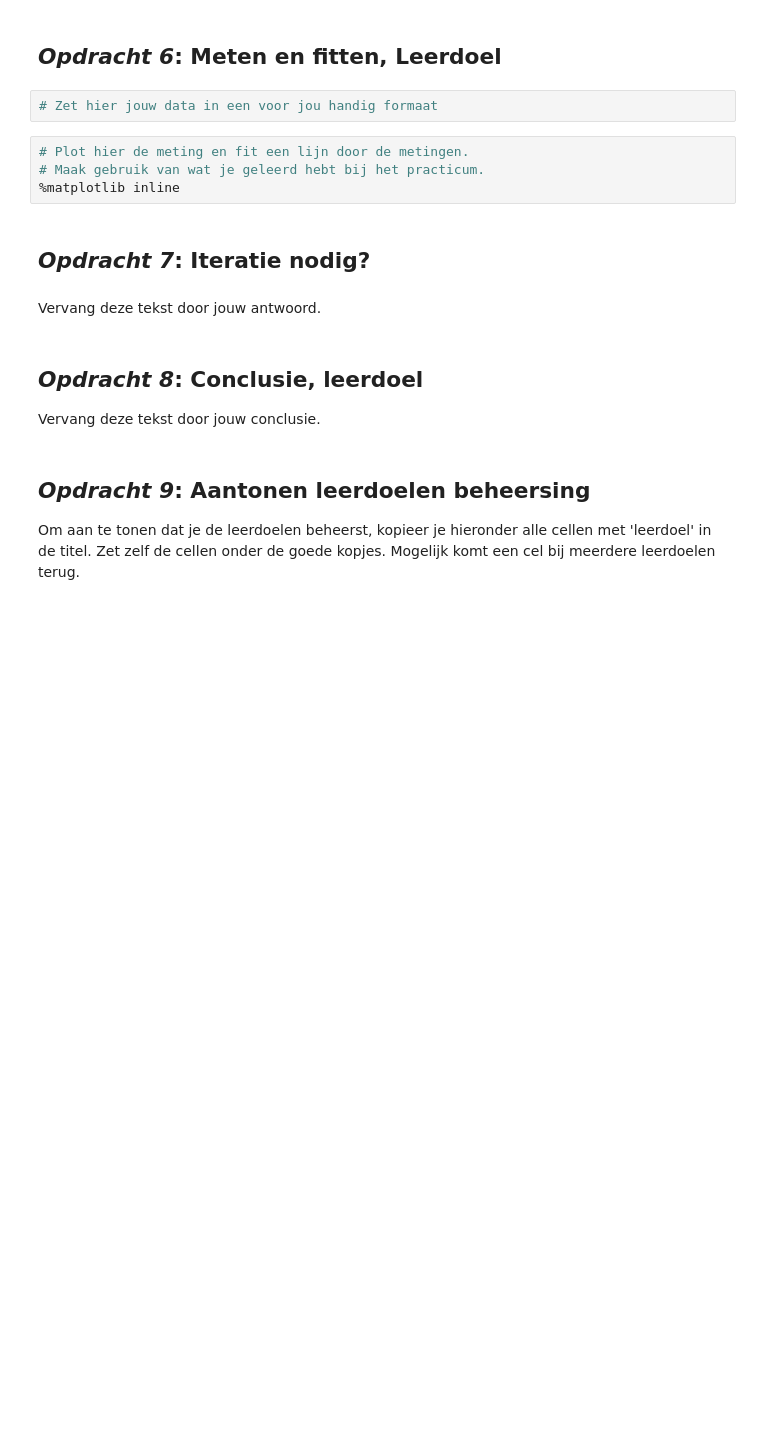
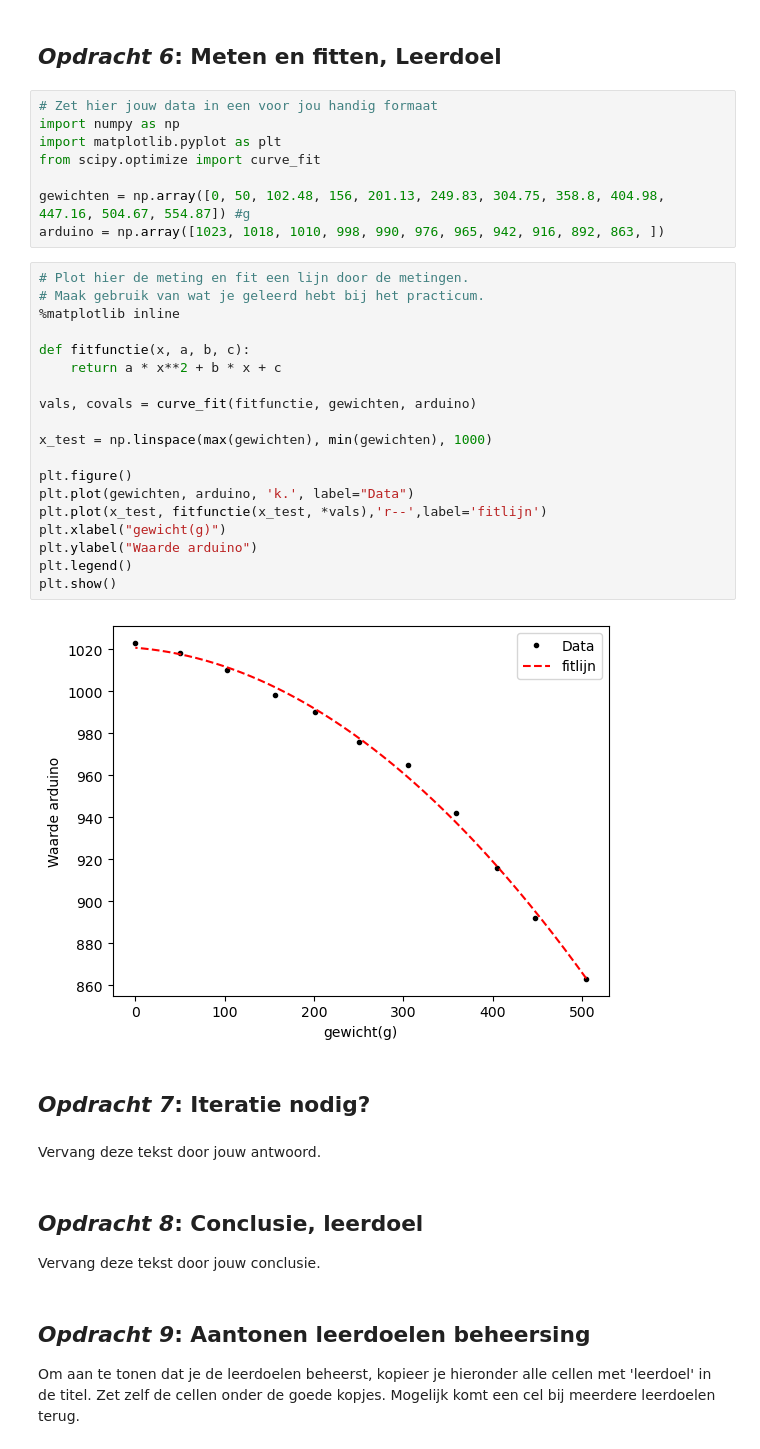
Before and after one commit to beanmachine123/opdrachten-DEF-D, a Jupyter notebook: FysiekeOntwerpopdrachten/1KalibreerEenSensorDigitaalAnaloog/DEFOntwerpopdracht1KalibreerEenSensorInvulTemplate.ipynb, the cells around one changed output. Saved outputs shown, nothing was run; the diff lists cells and outputs as text; blank space fills up the shorter version.

```diff
--- a/FysiekeOntwerpopdrachten/1KalibreerEenSensorDigitaalAnaloog/DEFOntwerpopdracht1KalibreerEenSensorInvulTemplate.ipynb
+++ b/FysiekeOntwerpopdrachten/1KalibreerEenSensorDigitaalAnaloog/DEFOntwerpopdracht1KalibreerEenSensorInvulTemplate.ipynb
@@ -54,11 +64,34 @@ Licht kort toe wat er in de foto te zien is.
 # %% [markdown]
 ## *Opdracht 6*: Meten en fitten, Leerdoel
-# %%
-# Zet hier jouw data in een voor jou handig formaat
+# %%
+# Zet hier jouw data in een voor jou handig formaat
+import numpy as np
+import matplotlib.pyplot as plt
+from scipy.optimize import curve_fit
+
+gewichten = np.array([0, 50, 102.48, 156, 201.13, 249.83, 304.75, 358.8, 404.98, 447.16, 504.67, 554.87]) #g
+arduino = np.array([1023, 1018, 1010, 998, 990, 976, 965, 942, 916, 892, 863, ])
 # %%
 # Plot hier de meting en fit een lijn door de metingen.
 # Maak gebruik van wat je geleerd hebt bij het practicum.
 %matplotlib inline
+
+def fitfunctie(x, a, b, c):
+    return a * x**2 + b * x + c
+
+vals, covals = curve_fit(fitfunctie, gewichten, arduino)
+
+x_test = np.linspace(max(gewichten), min(gewichten), 1000)
+
+plt.figure()
+plt.plot(gewichten, arduino, 'k.', label="Data")
+plt.plot(x_test, fitfunctie(x_test, *vals),'r--',label='fitlijn')
+plt.xlabel("gewicht(g)")
+plt.ylabel("Waarde arduino")
+plt.legend()
+plt.show()
+# %% [output]
+[figure, added]
 # %% [markdown]
 ## *Opdracht 7*: Iteratie nodig?
 # %% [markdown]
```
Also changed, not shown: parts of 5 cells of this notebook, 2 other files.
